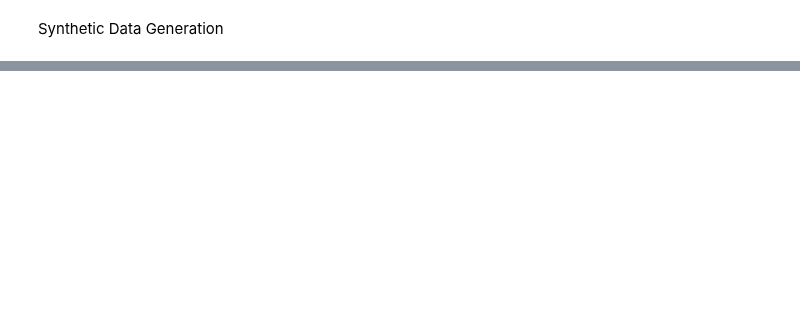
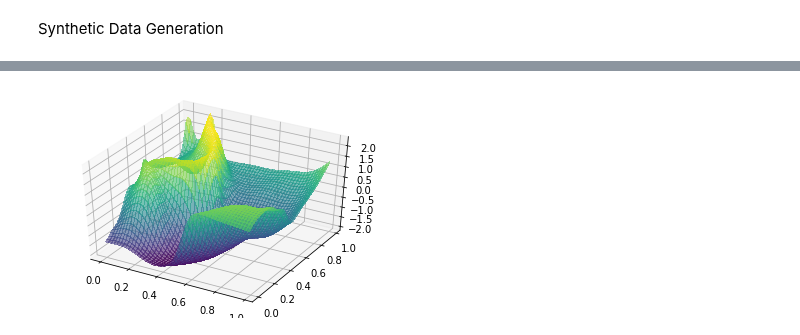
Before and after one commit to mingdeyu/DGP, a Jupyter notebook: demo.ipynb, the cells around one changed output, grey strips where cells are left out. Cells and saved outputs as stored; diff of their text form; code cells hidden in the pictures; blank space fills up the shorter version.

```diff
--- a/demo.ipynb
+++ b/demo.ipynb
@@ -91,0 +42,14 @@ for i in range(len(m.samples[1])):
+# %%
+X = np.arange(0, 1, 0.02)
+Y = np.arange(0, 1, 0.02)
+X, Y = np.meshgrid(X, Y)
+data=np.vstack((X.flatten(),Y.flatten())).T
+syn=path(data,ker_all)
+samp=syn.generate(1)
+fig = plt.figure()
+ax = fig.gca(projection='3d')
+surf = ax.plot_surface(X, Y, np.reshape(samp,np.shape(X)), cmap='viridis', edgecolor='none',
+                       linewidth=0, antialiased=False,alpha=0.6)
+ax.view_init(elev=40., azim=-60)
+# %% [output]
+[figure, added]
```
Also changed, not shown: parts of 18 cells of this notebook, 2 other files.
